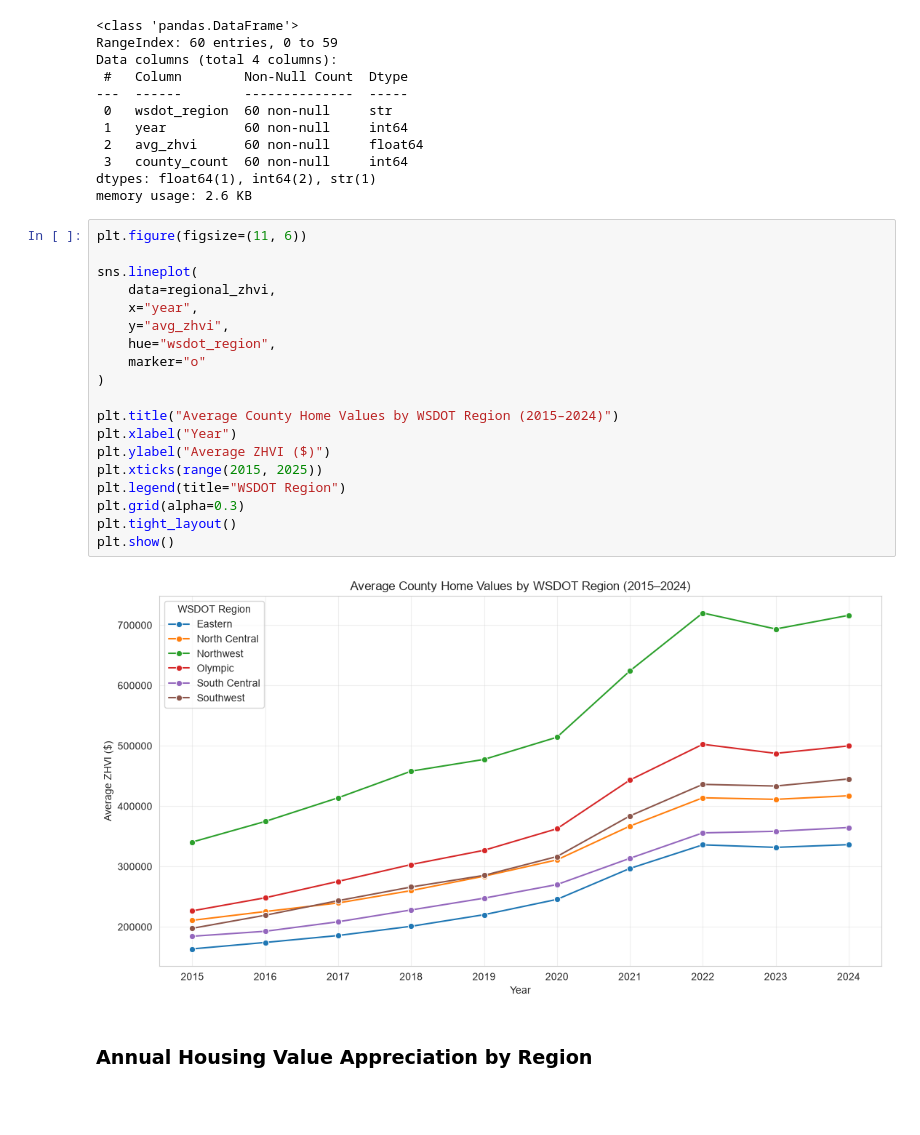
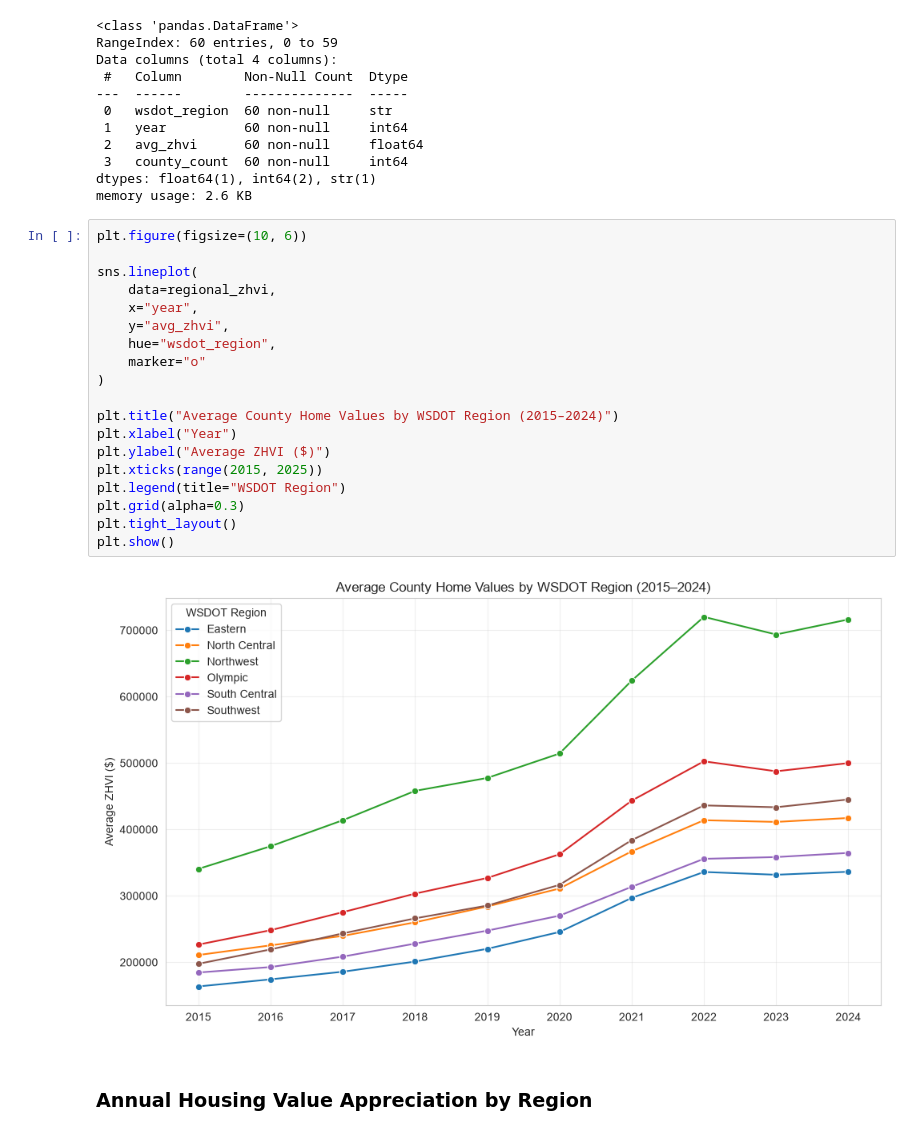
Before and after one commit to binay8/wa-housing, a Jupyter notebook: code/02_exploratory_data_analysis.ipynb, the cells around one changed output. Saved outputs shown, nothing was run; the diff lists cells and outputs as text; blank space fills up the shorter version.

```diff
--- a/code/02_exploratory_data_analysis.ipynb
+++ b/code/02_exploratory_data_analysis.ipynb
@@ -137,26 +137,26 @@ Data columns (total 4 columns):
 dtypes: float64(1), int64(2), str(1)
 memory usage: 2.6 KB
 # %%
-plt.figure(figsize=(11, 6))
+plt.figure(figsize=(10, 6))
 
 sns.lineplot(
     data=regional_zhvi,
     x="year",
     y="avg_zhvi",
     hue="wsdot_region",
     marker="o"
 )
 
 plt.title("Average County Home Values by WSDOT Region (2015–2024)")
 plt.xlabel("Year")
 plt.ylabel("Average ZHVI ($)")
 plt.xticks(range(2015, 2025))
 plt.legend(title="WSDOT Region")
 plt.grid(alpha=0.3)
 plt.tight_layout()
 plt.show()
 # %% [output]
-[figure, old version]
+[figure, new version]
 # %% [markdown]
 ### Annual Housing Value Appreciation by Region
 # %% [markdown]
```
Also changed, not shown: parts of 1 cell of this notebook, 1 other file.
